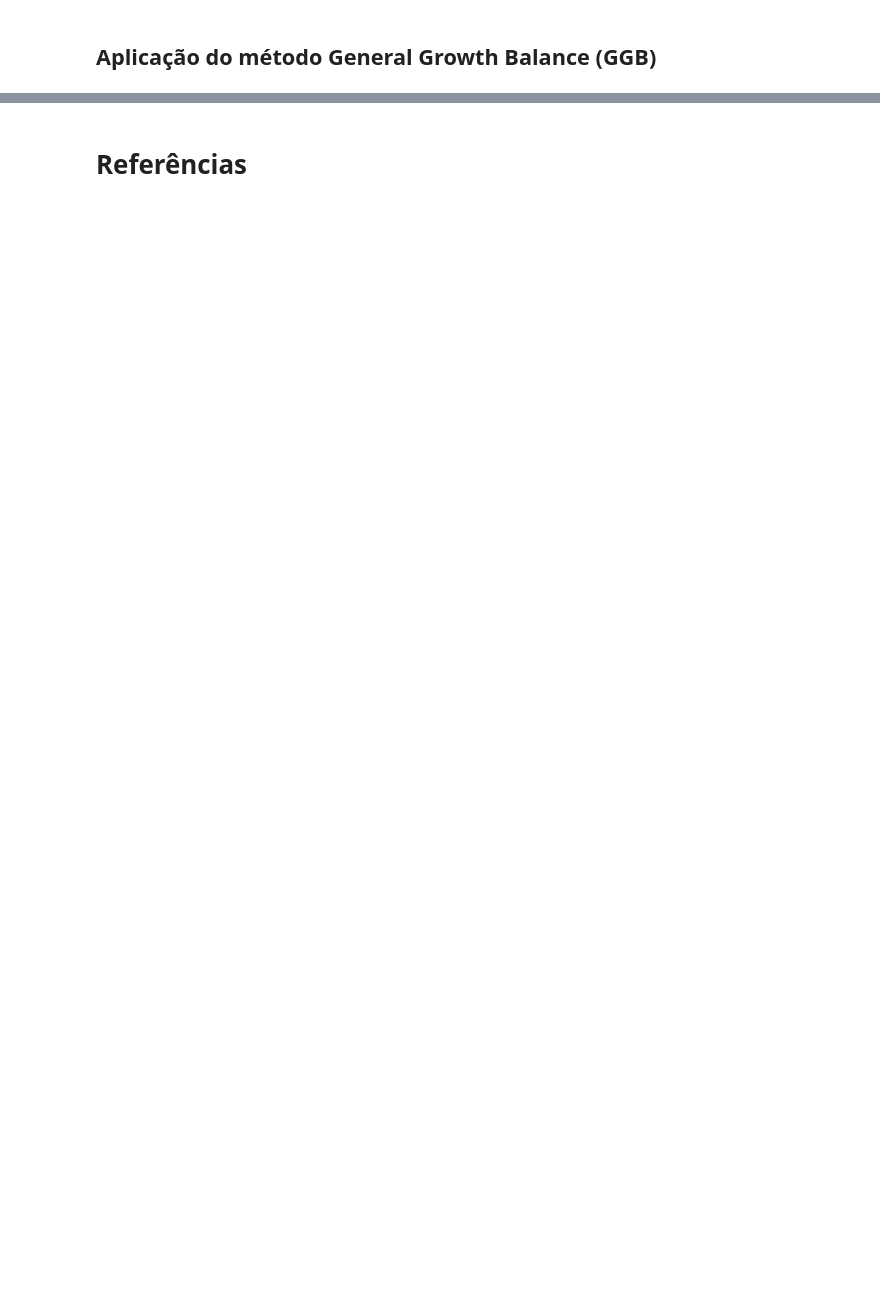
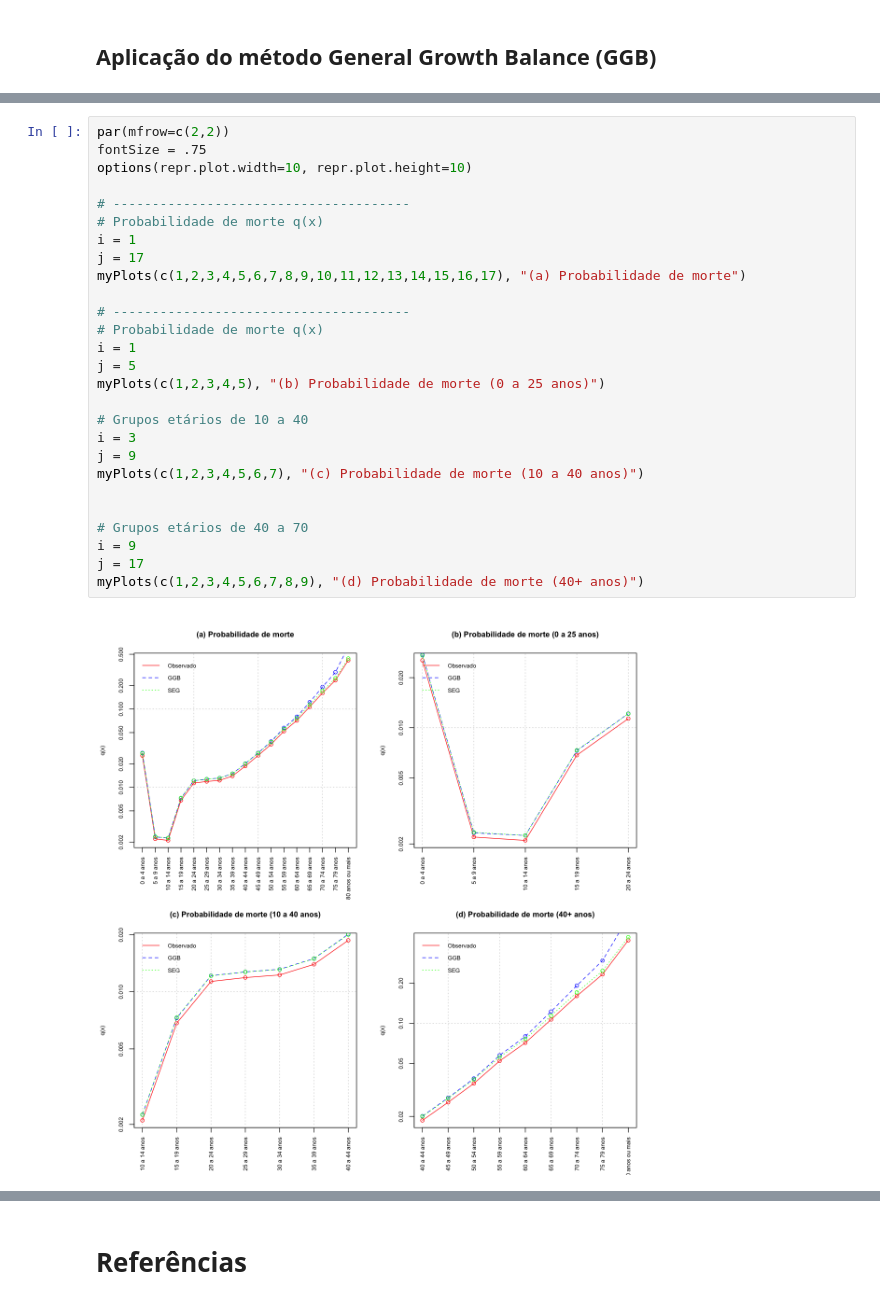
Before and after one commit to cbeluzo/DM003, a Jupyter notebook: Lab2/LAB2_DM003.ipynb, the cells around one changed output, grey strips where cells are left out. Drawn from its saved outputs; the diff is of its cells as text; blank space fills up the shorter version.

```diff
--- a/Lab2/LAB2_DM003.ipynb
+++ b/Lab2/LAB2_DM003.ipynb
@@ -705,0 +724,29 @@ O método é um caso particular do método mais geral de  Generalized Growth Bal
+# %%
+par(mfrow=c(2,2))
+fontSize = .75
+options(repr.plot.width=10, repr.plot.height=10)
+
+# --------------------------------------
+# Probabilidade de morte q(x)
+i = 1
+j = 17
+myPlots(c(1,2,3,4,5,6,7,8,9,10,11,12,13,14,15,16,17), "(a) Probabilidade de morte")
+
+# --------------------------------------
+# Probabilidade de morte q(x)
+i = 1
+j = 5
+myPlots(c(1,2,3,4,5), "(b) Probabilidade de morte (0 a 25 anos)")
+
+# Grupos etários de 10 a 40
+i = 3
+j = 9
+myPlots(c(1,2,3,4,5,6,7), "(c) Probabilidade de morte (10 a 40 anos)")
+
+
+# Grupos etários de 40 a 70
+i = 9
+j = 17
+myPlots(c(1,2,3,4,5,6,7,8,9), "(d) Probabilidade de morte (40+ anos)")
+# %% [output]
+[figure, added]
```
Also changed, not shown: parts of 80 cells of this notebook.
